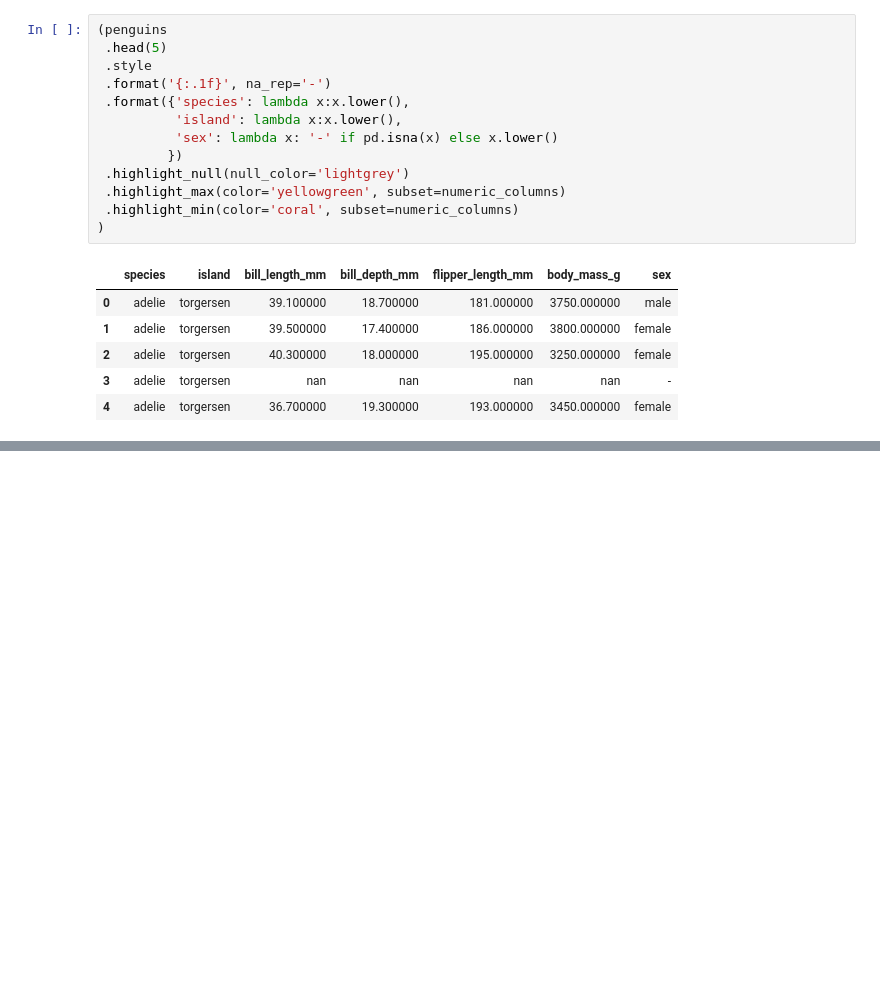
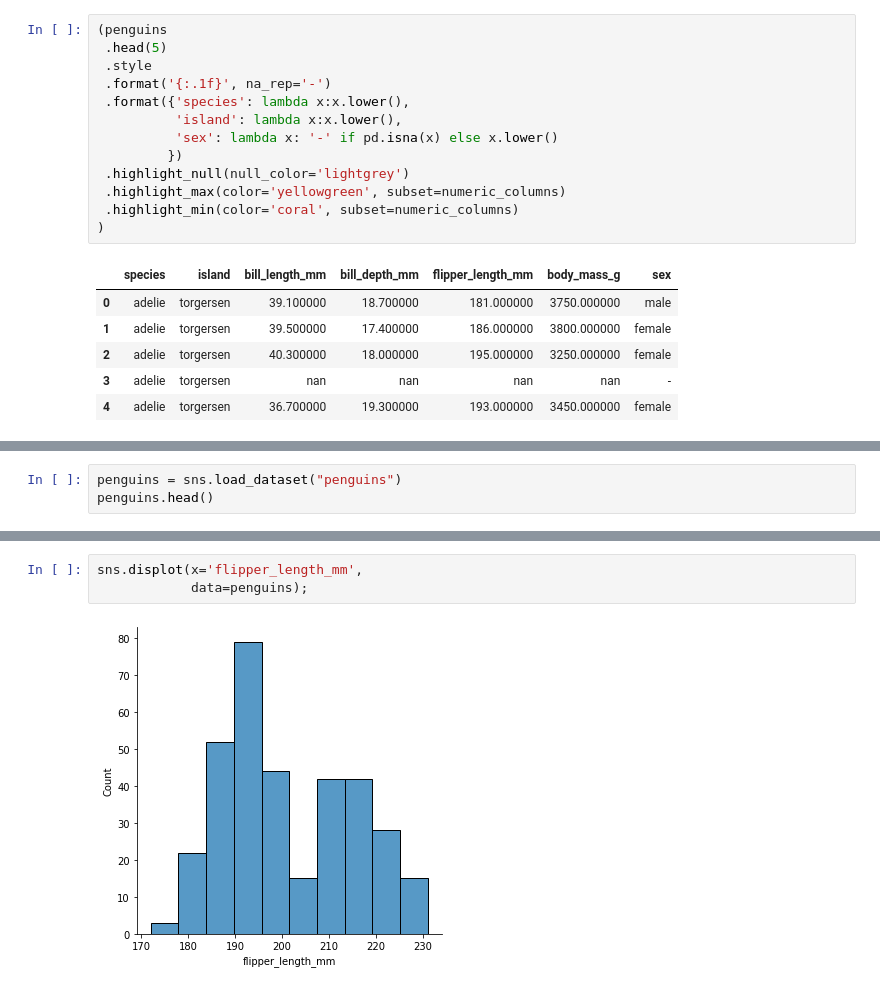
Before and after one commit to froll123/Python_Seminar10, a Jupyter notebook: Практическая_10.ipynb, the cells around one changed output, grey strips where cells are left out. Cells and saved outputs as stored; diff of their text form; blank space fills up the shorter version.

```diff
--- a/Практическая_10.ipynb
+++ b/Практическая_10.ipynb
@@ -207,0 +210,3 @@ numeric_columns = ['bill_length_mm',
+# %%
+penguins = sns.load_dataset("penguins")
+penguins.head()
@@ -207,0 +220,5 @@ numeric_columns = ['bill_length_mm',
+# %%
+sns.displot(x='flipper_length_mm',
+            data=penguins);
+# %% [output]
+[figure, added]
```
Also changed, not shown: parts of 10 cells of this notebook.
